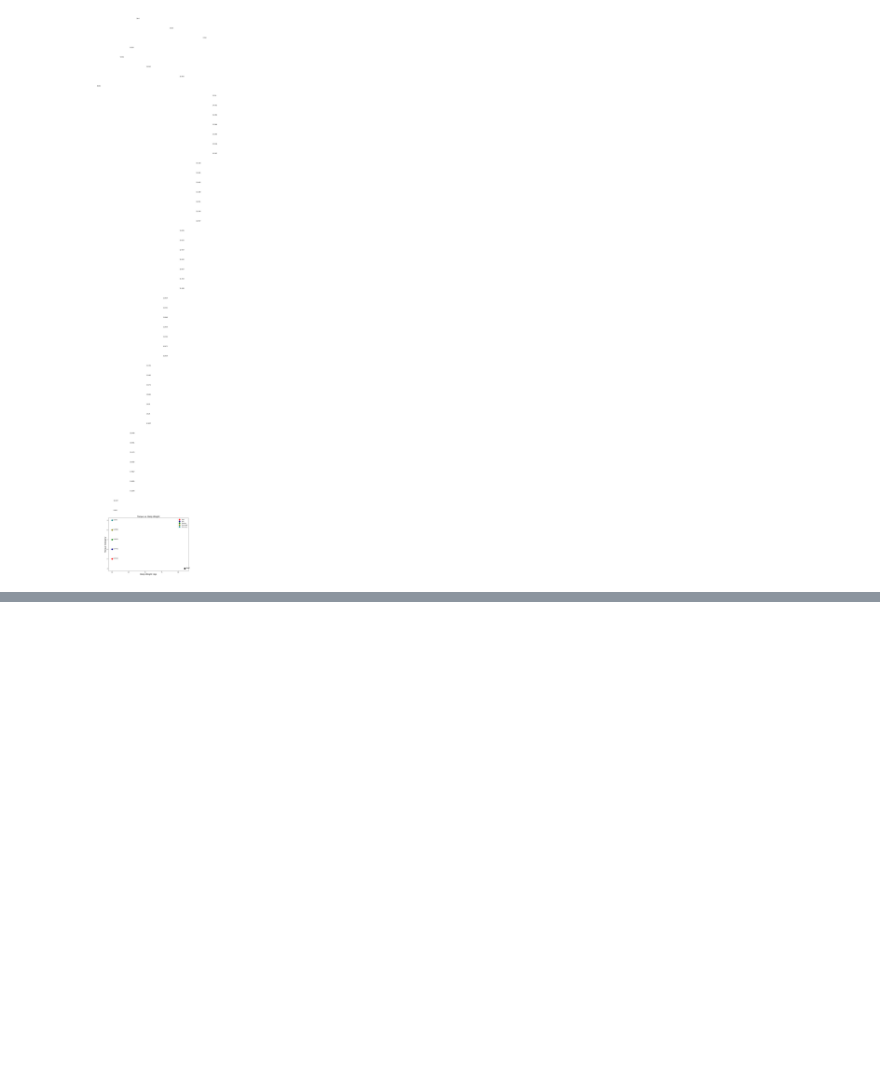
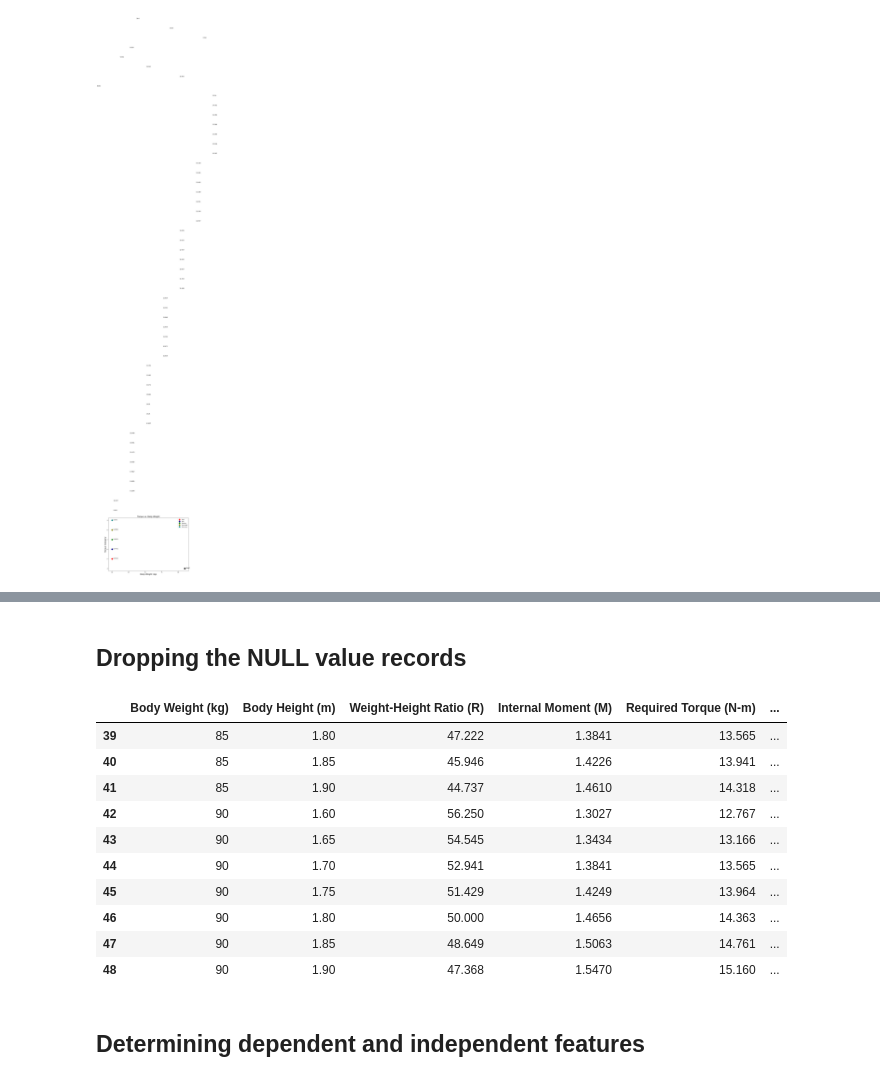
Before and after one commit to shakil1819/CSE442-Machine-Learning-Sessional, a Jupyter notebook: Week_1_2_experiment.ipynb, the cells around one changed output, grey strips where cells are left out. Drawn from its saved outputs; the diff is of its cells as text; code cells hidden in the pictures; blank space fills up the shorter version.

Commit message:
-Dropping the NULL value records

```diff
--- a/Week_1_2_experiment.ipynb
+++ b/Week_1_2_experiment.ipynb
@@ -176,0 +189,19 @@ plt.show()
+# %% [markdown]
+## Dropping the NULL value records
+# %%
+df1 = df.dropna()
+df1.tail(10)
+# %% [output]
+|  | Body Weight (kg) | Body Height (m) | Weight-Height Ratio (R) | Internal Moment (M) | Required Torque (N-m) | ... |
+| 39 | 85 | 1.80 | 47.222 | 1.3841 | 13.565 | ... |
+| 40 | 85 | 1.85 | 45.946 | 1.4226 | 13.941 | ... |
+| 41 | 85 | 1.90 | 44.737 | 1.4610 | 14.318 | ... |
+| 42 | 90 | 1.60 | 56.250 | 1.3027 | 12.767 | ... |
+| 43 | 90 | 1.65 | 54.545 | 1.3434 | 13.166 | ... |
+| 44 | 90 | 1.70 | 52.941 | 1.3841 | 13.565 | ... |
+| 45 | 90 | 1.75 | 51.429 | 1.4249 | 13.964 | ... |
+| 46 | 90 | 1.80 | 50.000 | 1.4656 | 14.363 | ... |
+| 47 | 90 | 1.85 | 48.649 | 1.5063 | 14.761 | ... |
+| 48 | 90 | 1.90 | 47.368 | 1.5470 | 15.160 | ... |
+# %% [markdown]
+## Determining dependent and independent features
```
Also changed, not shown: parts of 2 cells of this notebook.
